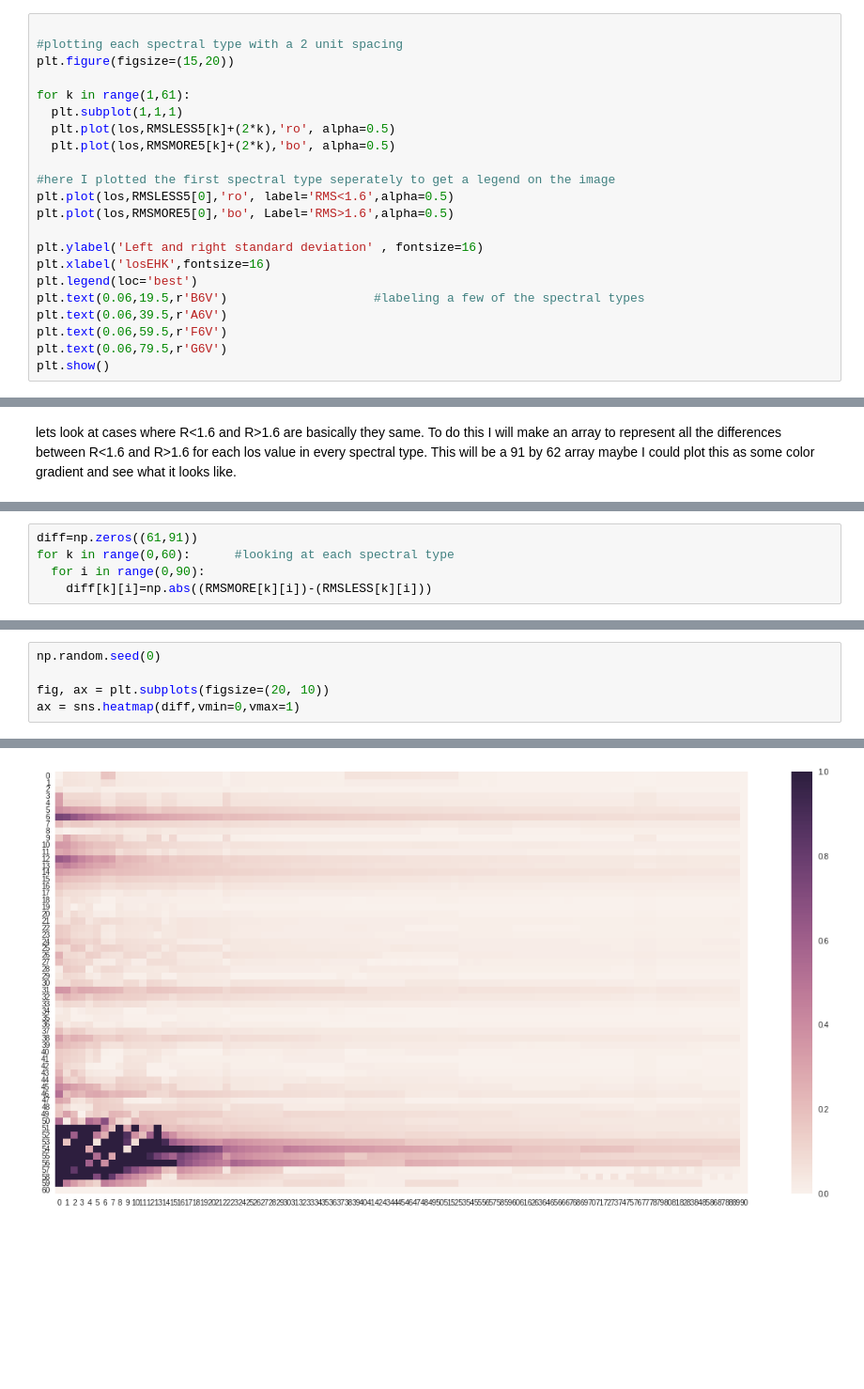
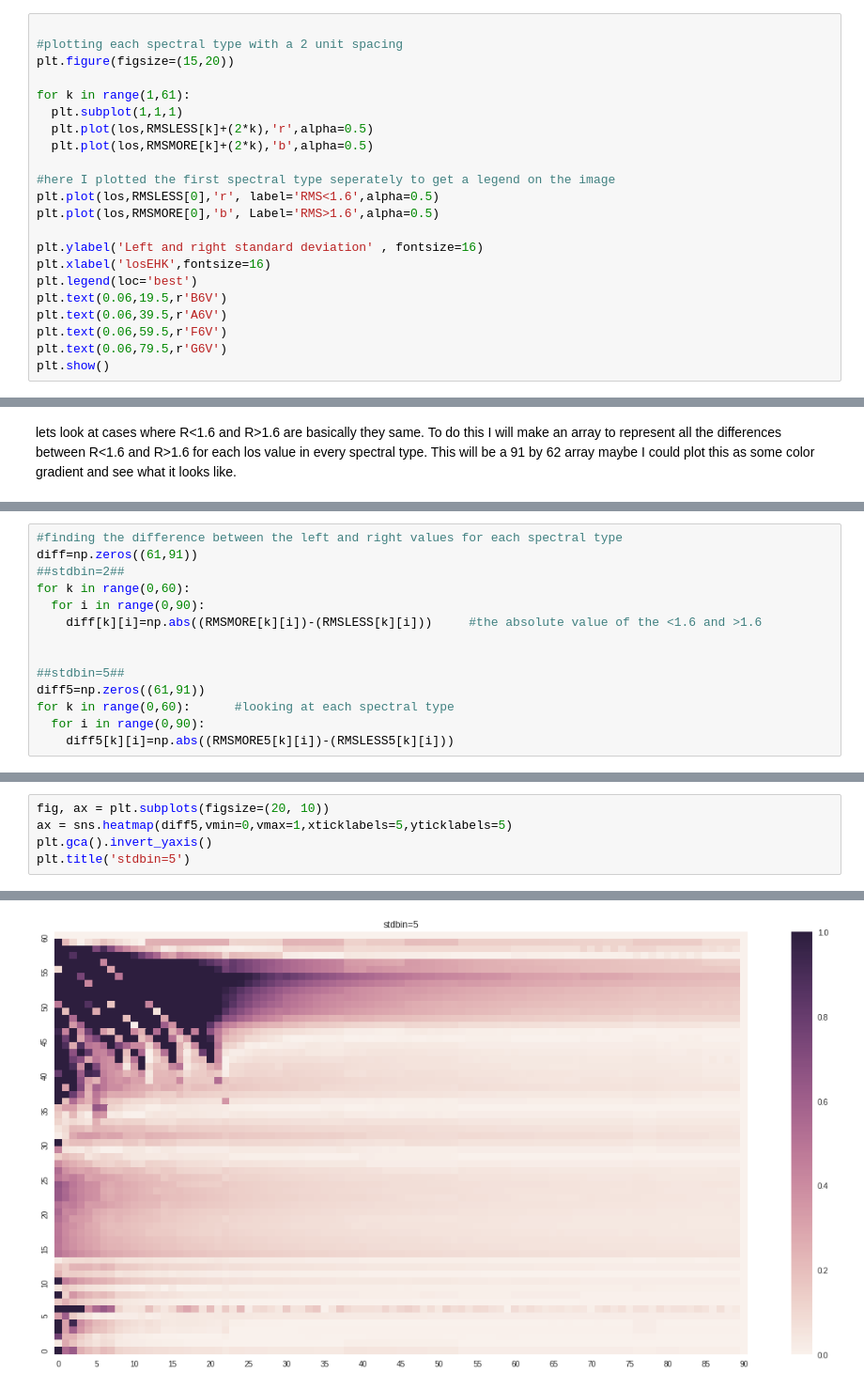
Before and after one commit to MeganMcAndie/Research-with-Larson, a Jupyter notebook: Uncertainty_left_vs_right.ipynb, the cells around one changed output, grey strips where cells are left out. Shown: that part at 94% size. Saved outputs shown, nothing was run; the diff lists cells and outputs as text; blank space fills up the shorter version.

```diff
--- a/Uncertainty_left_vs_right.ipynb
+++ b/Uncertainty_left_vs_right.ipynb
@@ -232,17 +194,17 @@ plt.figure(figsize=(15,20))
 
 for k in range(1,61):
   plt.subplot(1,1,1)
-  plt.plot(los,RMSLESS5[k]+(2*k),'ro', alpha=0.5)
-  plt.plot(los,RMSMORE5[k]+(2*k),'bo', alpha=0.5)
+  plt.plot(los,RMSLESS[k]+(2*k),'r',alpha=0.5)
+  plt.plot(los,RMSMORE[k]+(2*k),'b',alpha=0.5)
 
 #here I plotted the first spectral type seperately to get a legend on the image
-plt.plot(los,RMSLESS5[0],'ro', label='RMS<1.6',alpha=0.5)
-plt.plot(los,RMSMORE5[0],'bo', Label='RMS>1.6',alpha=0.5)
+plt.plot(los,RMSLESS[0],'r', label='RMS<1.6',alpha=0.5)
+plt.plot(los,RMSMORE[0],'b', Label='RMS>1.6',alpha=0.5)
 
 plt.ylabel('Left and right standard deviation' , fontsize=16)
 plt.xlabel('losEHK',fontsize=16)
 plt.legend(loc='best')
-plt.text(0.06,19.5,r'B6V')                    #labeling a few of the spectral types
+plt.text(0.06,19.5,r'B6V')
 plt.text(0.06,39.5,r'A6V')
 plt.text(0.06,59.5,r'F6V')
 plt.text(0.06,79.5,r'G6V')
@@ -310,5 +271,14 @@ lets look at cases where R<1.6 and R>1.6 are basically they same. To do this I w
 # %%
+#finding the difference between the left and right values for each spectral type
 diff=np.zeros((61,91))
+##stdbin=2##
+for k in range(0,60):
+  for i in range(0,90):
+    diff[k][i]=np.abs((RMSMORE[k][i])-(RMSLESS[k][i]))     #the absolute value of the <1.6 and >1.6
+
+
+##stdbin=5##
+diff5=np.zeros((61,91))
 for k in range(0,60):      #looking at each spectral type
   for i in range(0,90):
-    diff[k][i]=np.abs((RMSMORE[k][i])-(RMSLESS[k][i]))
+    diff5[k][i]=np.abs((RMSMORE5[k][i])-(RMSLESS5[k][i]))
@@ -315,6 +316,6 @@ for k in range(0,60):      #looking at each spectral type
 # %%
-np.random.seed(0)
-
 fig, ax = plt.subplots(figsize=(20, 10))
-ax = sns.heatmap(diff,vmin=0,vmax=1)
+ax = sns.heatmap(diff5,vmin=0,vmax=1,xticklabels=5,yticklabels=5)
+plt.gca().invert_yaxis()
+plt.title('stdbin=5')
 # %% [output]
@@ -321 +323 @@ ax = sns.heatmap(diff,vmin=0,vmax=1)
-[figure, old version]
+[figure, new version]
```
Also changed, not shown: parts of 19 cells of this notebook.
